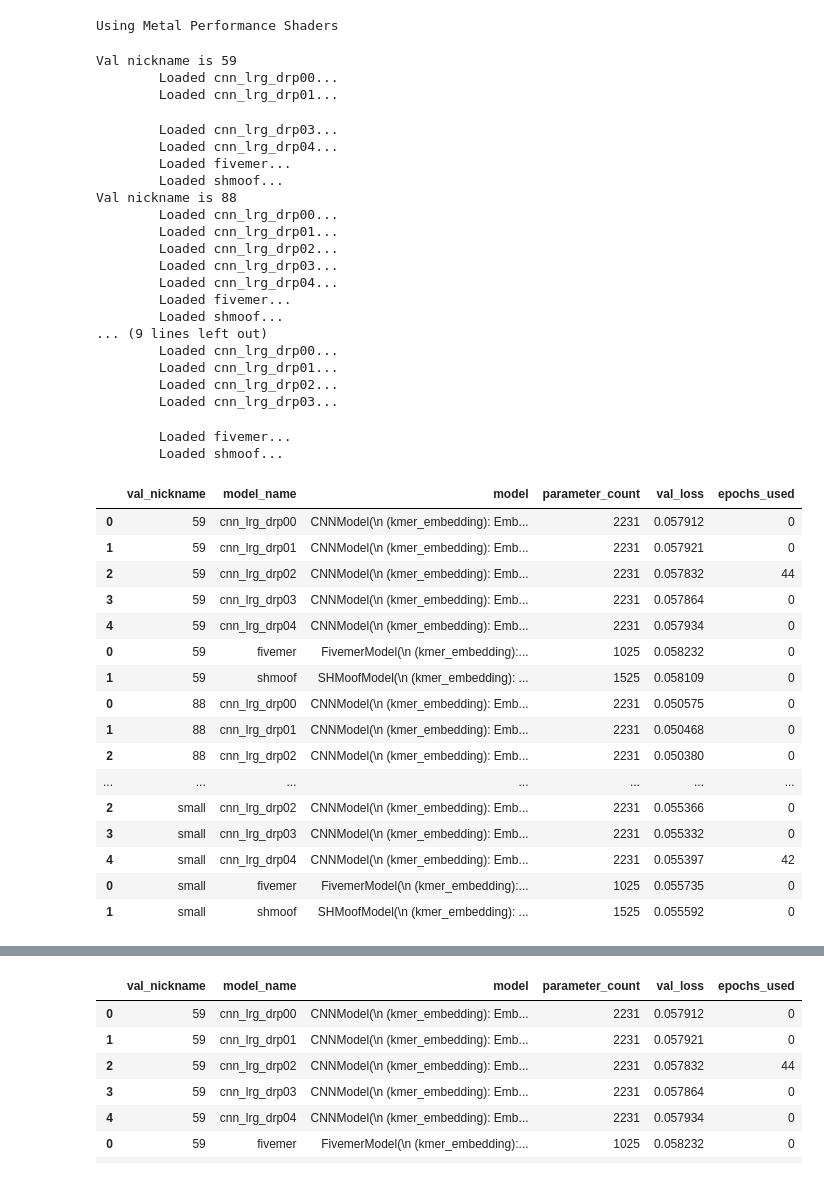
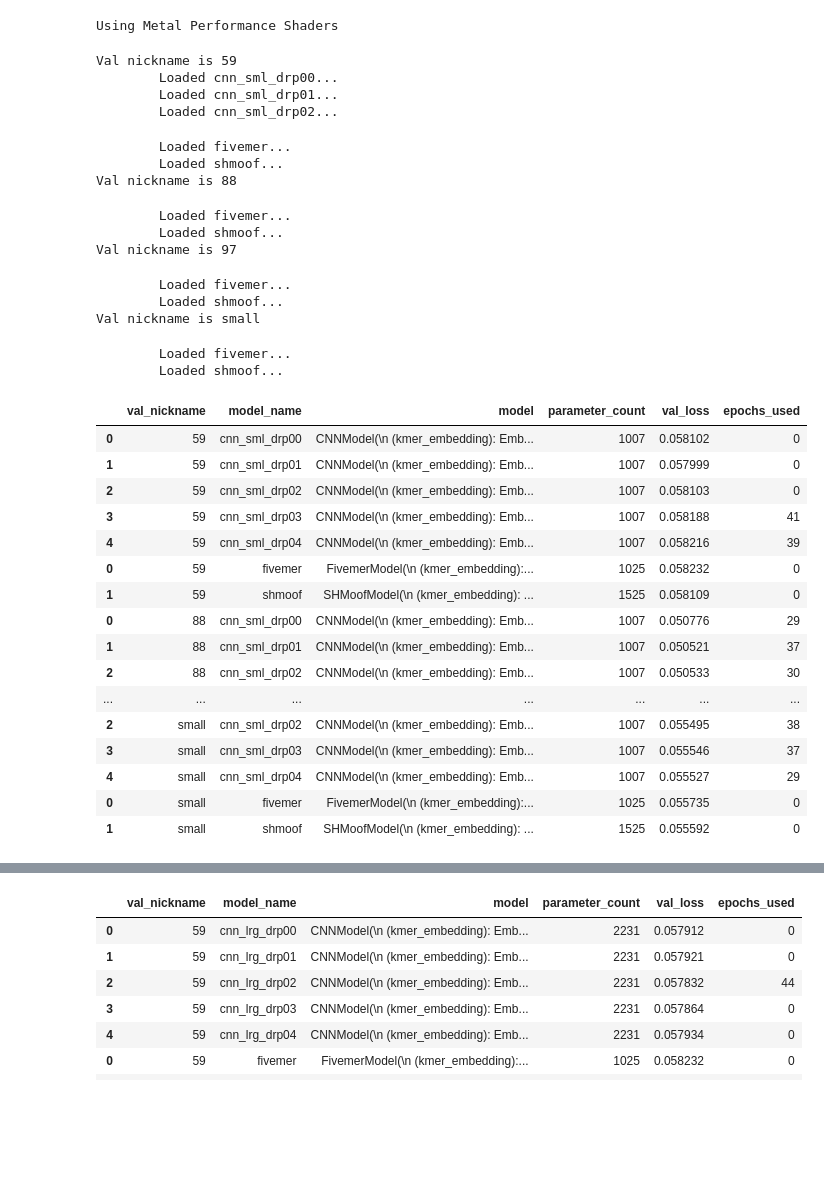
Before and after one commit to matsengrp/thrifty-experiments-1, a Jupyter notebook: human/model_comparison.ipynb, the cells around one changed output, grey strips where cells are left out. Cells and saved outputs as stored; diff of their text form; code cells hidden in the pictures; blank space fills up the shorter version.

Commit message:
cnn_sml dropout work

```diff
--- a/human/model_comparison.ipynb
+++ b/human/model_comparison.ipynb
@@ -86,72 +86,65 @@ for nickname in val_nicknames:
     }
 
     model_instances_3 = {
-        "cnn_lrg_drp00": models.CNNModel(kmer_length=3, embedding_dim=8, filter_count=19, kernel_size=11, dropout_rate=0.0),
-        "cnn_lrg_drp01": models.CNNModel(kmer_length=3, embedding_dim=8, filter_count=19, kernel_size=11, dropout_rate=0.1),
-        "cnn_lrg_drp02": models.CNNModel(kmer_length=3, embedding_dim=8, filter_count=19, kernel_size=11, dropout_rate=0.2),
-        "cnn_lrg_drp03": models.CNNModel(kmer_length=3, embedding_dim=8, filter_count=19, kernel_size=11, dropout_rate=0.3),
-        "cnn_lrg_drp04": models.CNNModel(kmer_length=3, embedding_dim=8, filter_count=19, kernel_size=11, dropout_rate=0.4),
+        "cnn_sml_drp00": models.CNNModel(kmer_length=3, embedding_dim=6, filter_count=14, kernel_size=7, dropout_rate=0.0),
+        "cnn_sml_drp01": models.CNNModel(kmer_length=3, embedding_dim=6, filter_count=14, kernel_size=7, dropout_rate=0.1),
+        "cnn_sml_drp02": models.CNNModel(kmer_length=3, embedding_dim=6, filter_count=14, kernel_size=7, dropout_rate=0.2),
+        "cnn_sml_drp03": models.CNNModel(kmer_length=3, embedding_dim=6, filter_count=14, kernel_size=7, dropout_rate=0.3),
+        "cnn_sml_drp04": models.CNNModel(kmer_length=3, embedding_dim=6, filter_count=14, kernel_size=7, dropout_rate=0.4),
     }
 
     model_instances_5 = {
         "fivemer": models.FivemerModel(kmer_length=5),
         "shmoof": models.SHMoofModel(kmer_length=5, site_count=site_count),
     }
 
     comparison_df = \
         pd.concat([# comparison_of_data(model_instances_1, train_dataset_1, val_dataset_1),
                    comparison_of_data(model_instances_3, train_dataset_3, val_dataset_3),
                    comparison_of_data(model_instances_5, train_dataset_5, val_dataset_5)
                 ])
     comparison_df["val_nickname"] = nickname
 
     # make val_nickname the first column
     cols = comparison_df.columns.tolist()
     cols = cols[-1:] + cols[:-1]
     comparison_df = comparison_df[cols]
 
     comparison_dfs.append(comparison_df)
 
 final_df = pd.concat(comparison_dfs)
 final_df.to_csv(f"_ignore/model_comparison_{framework.timestamp_str()}.csv", index=False)
 final_df
 # %% [output]
 Val nickname is 59
-        Loaded cnn_lrg_drp00...
-        Loaded cnn_lrg_drp01...
+        Loaded cnn_sml_drp00...
+        Loaded cnn_sml_drp01...
+        Loaded cnn_sml_drp02...
-        Loaded cnn_lrg_drp03...
-        Loaded cnn_lrg_drp04...
         Loaded fivemer...
         Loaded shmoof...
 Val nickname is 88
-        Loaded cnn_lrg_drp00...
-        Loaded cnn_lrg_drp01...
-        Loaded cnn_lrg_drp02...
-        Loaded cnn_lrg_drp03...
-        Loaded cnn_lrg_drp04...
-        Loaded fivemer...
-        Loaded shmoof...
-... (9 lines left out)
-        Loaded cnn_lrg_drp00...
-        Loaded cnn_lrg_drp01...
-        Loaded cnn_lrg_drp02...
-        Loaded cnn_lrg_drp03...
         Loaded fivemer...
         Loaded shmoof...
+Val nickname is 97
+        Loaded fivemer...
+        Loaded shmoof...
+Val nickname is small
+        Loaded fivemer...
+        Loaded shmoof...
 |  | val_nickname | model_name | model | parameter_count | val_loss | epochs_used |
-| 0 | 59 | cnn_lrg_drp00 | CNNModel(\n (kmer_embedding): Emb... | 2231 | 0.057912 | 0 |
-| 1 | 59 | cnn_lrg_drp01 | CNNModel(\n (kmer_embedding): Emb... | 2231 | 0.057921 | 0 |
-| 2 | 59 | cnn_lrg_drp02 | CNNModel(\n (kmer_embedding): Emb... | 2231 | 0.057832 | 44 |
-| 3 | 59 | cnn_lrg_drp03 | CNNModel(\n (kmer_embedding): Emb... | 2231 | 0.057864 | 0 |
-| 4 | 59 | cnn_lrg_drp04 | CNNModel(\n (kmer_embedding): Emb... | 2231 | 0.057934 | 0 |
+| 0 | 59 | cnn_sml_drp00 | CNNModel(\n (kmer_embedding): Emb... | 1007 | 0.058102 | 0 |
+| 1 | 59 | cnn_sml_drp01 | CNNModel(\n (kmer_embedding): Emb... | 1007 | 0.057999 | 0 |
+| 2 | 59 | cnn_sml_drp02 | CNNModel(\n (kmer_embedding): Emb... | 1007 | 0.058103 | 0 |
+| 3 | 59 | cnn_sml_drp03 | CNNModel(\n (kmer_embedding): Emb... | 1007 | 0.058188 | 41 |
+| 4 | 59 | cnn_sml_drp04 | CNNModel(\n (kmer_embedding): Emb... | 1007 | 0.058216 | 39 |
 | 0 | 59 | fivemer | FivemerModel(\n (kmer_embedding):... | 1025 | 0.058232 | 0 |
 | 1 | 59 | shmoof | SHMoofModel(\n (kmer_embedding): ... | 1525 | 0.058109 | 0 |
-| 0 | 88 | cnn_lrg_drp00 | CNNModel(\n (kmer_embedding): Emb... | 2231 | 0.050575 | 0 |
-| 1 | 88 | cnn_lrg_drp01 | CNNModel(\n (kmer_embedding): Emb... | 2231 | 0.050468 | 0 |
-| 2 | 88 | cnn_lrg_drp02 | CNNModel(\n (kmer_embedding): Emb... | 2231 | 0.050380 | 0 |
+| 0 | 88 | cnn_sml_drp00 | CNNModel(\n (kmer_embedding): Emb... | 1007 | 0.050776 | 29 |
+| 1 | 88 | cnn_sml_drp01 | CNNModel(\n (kmer_embedding): Emb... | 1007 | 0.050521 | 37 |
+| 2 | 88 | cnn_sml_drp02 | CNNModel(\n (kmer_embedding): Emb... | 1007 | 0.050533 | 30 |
 | ... | ... | ... | ... | ... | ... | ... |
-| 2 | small | cnn_lrg_drp02 | CNNModel(\n (kmer_embedding): Emb... | 2231 | 0.055366 | 0 |
-| 3 | small | cnn_lrg_drp03 | CNNModel(\n (kmer_embedding): Emb... | 2231 | 0.055332 | 0 |
-| 4 | small | cnn_lrg_drp04 | CNNModel(\n (kmer_embedding): Emb... | 2231 | 0.055397 | 42 |
+| 2 | small | cnn_sml_drp02 | CNNModel(\n (kmer_embedding): Emb... | 1007 | 0.055495 | 38 |
+| 3 | small | cnn_sml_drp03 | CNNModel(\n (kmer_embedding): Emb... | 1007 | 0.055546 | 37 |
+| 4 | small | cnn_sml_drp04 | CNNModel(\n (kmer_embedding): Emb... | 1007 | 0.055527 | 29 |
 | 0 | small | fivemer | FivemerModel(\n (kmer_embedding):... | 1025 | 0.055735 | 0 |
 | 1 | small | shmoof | SHMoofModel(\n (kmer_embedding): ... | 1525 | 0.055592 | 0 |
```
Also changed, not shown: parts of 4 cells of this notebook, 1 other file.
